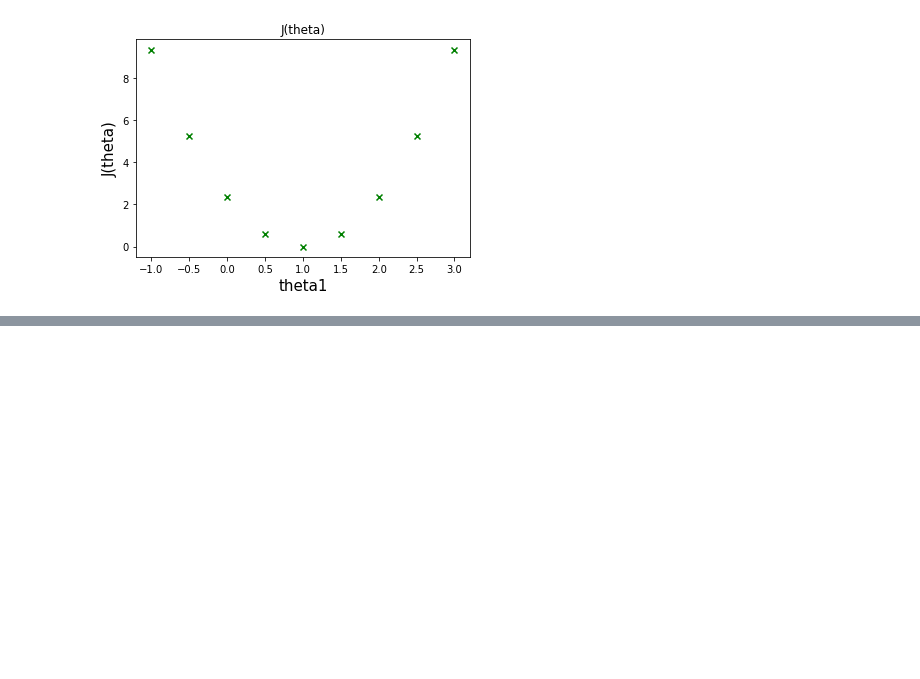
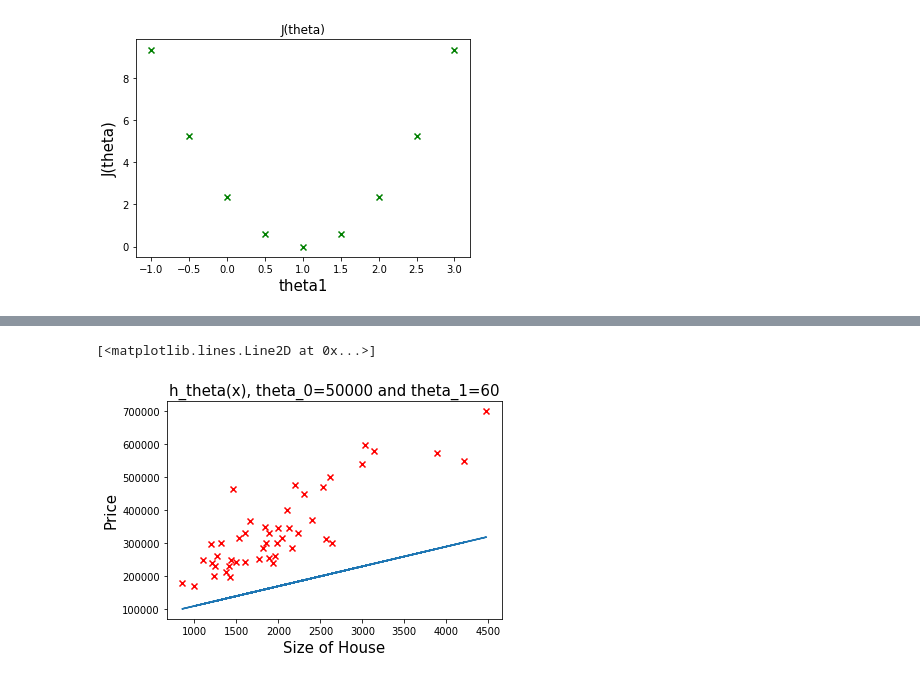
Before and after one commit to kala855/machine-learning, a Jupyter notebook: introduction/linearRegression/linearRegressionOneVariable.ipynb, the cells around one changed output, grey strips where cells are left out. Cells and saved outputs as stored; diff of their text form; code cells hidden in the pictures; blank space fills up the shorter version.

Commit message:
Some changes, problems plotting

```diff
--- a/introduction/linearRegression/linearRegressionOneVariable.ipynb
+++ b/introduction/linearRegression/linearRegressionOneVariable.ipynb
@@ -188,0 +200,14 @@ Is clear that the answer to our simplified version of the Cost Function is $\the
+# %%
+theta_0 = 50
+theta_1 = 0.06
+h_theta = 50000 + 60*X # Our hypothesis
+
+plt.figure()
+plt.title('h_theta(x), theta_0=50000 and theta_1=60', fontsize=15)
+plt.xlabel('Size of House', fontsize=15)
+plt.ylabel('Price', fontsize=15)
+plt.scatter(X,Y,color='red',marker='x')
+plt.plot(X,h_theta)
+# %% [output]
+[<matplotlib.lines.Line2D at 0x...>]
+[figure, added]
```
Also changed, not shown: parts of 5 cells of this notebook.
